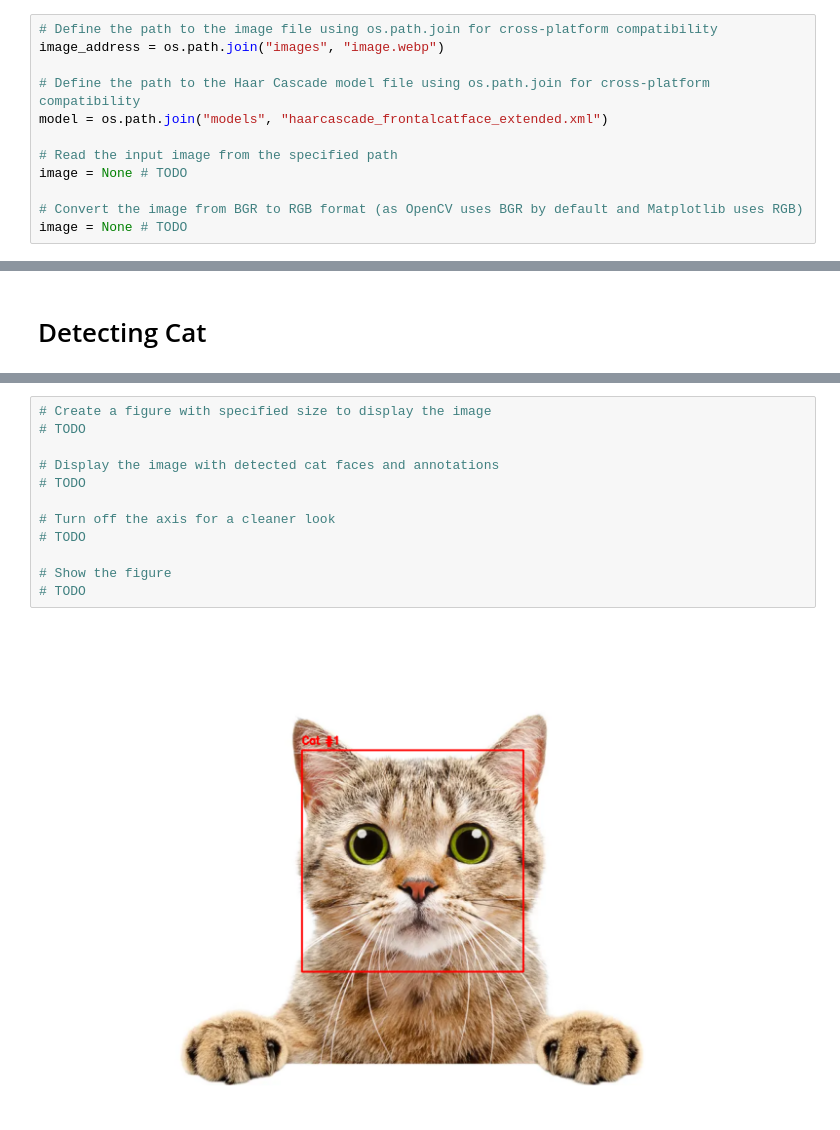
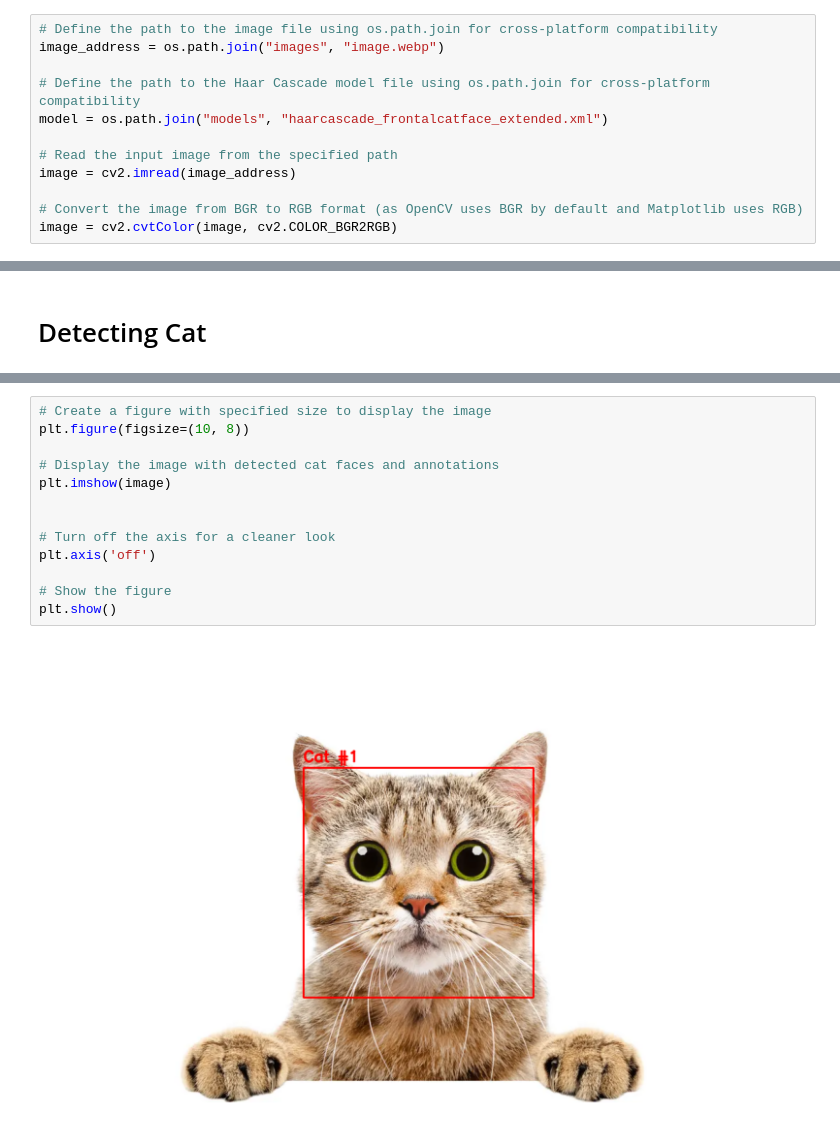
Before and after one commit to elahekhodaverdi/ComputerVision-Course, a Jupyter notebook: CA3/Cat Detection/cat_detector.ipynb, the cells around one changed output, grey strips where cells are left out. Drawn from its saved outputs; the diff is of its cells as text.

```diff
--- a/CA3/Cat Detection/cat_detector.ipynb
+++ b/CA3/Cat Detection/cat_detector.ipynb
@@ -17,9 +17,9 @@ image_address = os.path.join("images", "image.webp")
 model = os.path.join("models", "haarcascade_frontalcatface_extended.xml")
 
 # Read the input image from the specified path
-image = None # TODO
+image = cv2.imread(image_address)
 
 # Convert the image from BGR to RGB format (as OpenCV uses BGR by default and Matplotlib uses RGB)
-image = None # TODO
+image = cv2.cvtColor(image, cv2.COLOR_BGR2RGB)
 # %%
 # Create a figure with specified size to display the image
@@ -57,14 +56,15 @@ for (i, (x, y, w, h)) in enumerate(rects):
 # %%
 # Create a figure with specified size to display the image
-# TODO
+plt.figure(figsize=(10, 8))
 
 # Display the image with detected cat faces and annotations
-# TODO
+plt.imshow(image)
+
 
 # Turn off the axis for a cleaner look
-# TODO
+plt.axis('off')
 
 # Show the figure
-# TODO
+plt.show()
 # %% [output]
-[figure, old version]
+[figure, new version]
```
Also changed, not shown: parts of 2 cells of this notebook.
